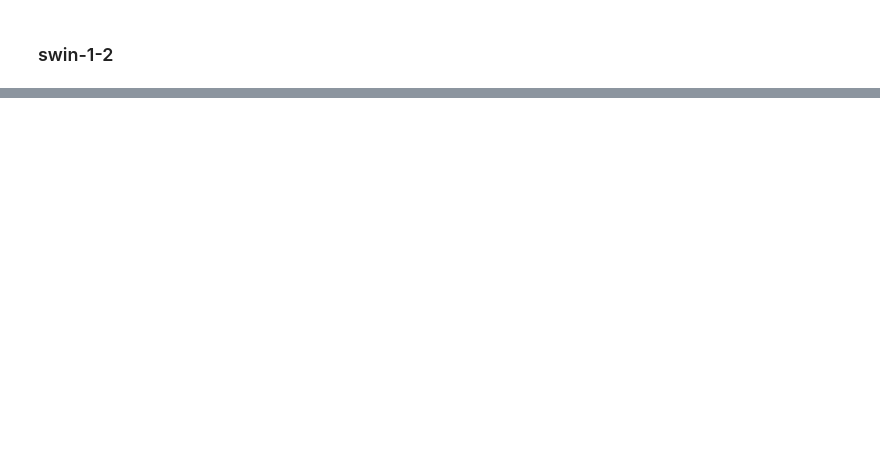
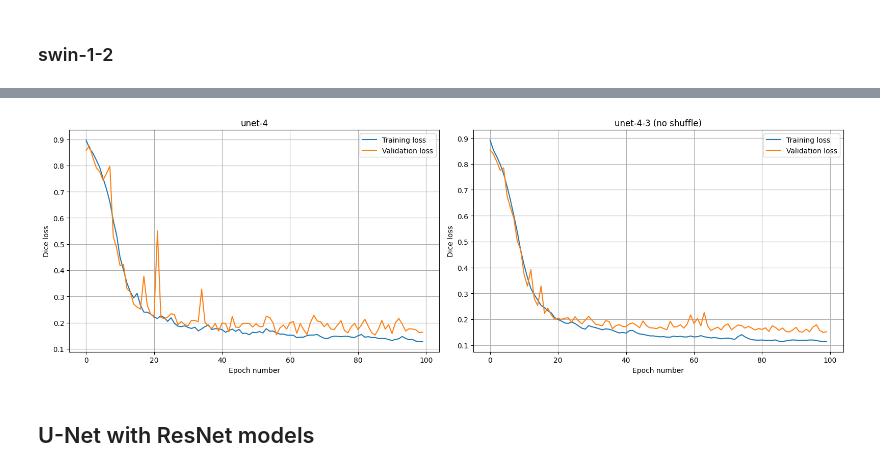
Before and after one commit to macsaba/concrete_crack_thesis, a Jupyter notebook: notebooks/project_summary.ipynb, the cells around one changed output, grey strips where cells are left out. Saved outputs shown, nothing was run; the diff lists cells and outputs as text; code cells hidden in the pictures; blank space fills up the shorter version.

```diff
--- a/notebooks/project_summary.ipynb
+++ b/notebooks/project_summary.ipynb
@@ -2255,0 +2721,40 @@ This part
+# %%
+# Set up the subplot grid
+fig, axs = plt.subplots(1, 2, figsize=(16, 5.3))
+axs = axs.flatten()  # Flatten the 2D grid into 1D for easier indexing
+
+# Plot each model's loss curves
+ax = axs[0]
+
+    # Plot training and validation loss
+ax.plot(results[4]["train_loss"], label='Training loss')
+ax.plot(results[4]["val_loss"], label='Validation loss')
+
+ax.set_title(results[4]["name"])
+ax.set_xlabel("Epoch number")
+ax.set_ylabel("Dice loss")
+ax.grid(True)
+ax.legend()
+
+ax = axs[1]
+
+# Plot training and validation loss
+ax.plot(results_noshuffle[0]["train_loss"], label='Training loss')
+ax.plot(results_noshuffle[0]["val_loss"], label='Validation loss')
+
+ax.set_title(results_noshuffle[0]["name"] + " (no shuffle)")
+ax.set_xlabel("Epoch number")
+ax.set_ylabel("Dice loss")
+ax.grid(True)
+ax.legend()
+
+
+
+
+plt.tight_layout()
+plt.savefig("../outputs/generated_figures/unet4_noshuffle_losses.png", dpi=300, bbox_inches='tight')
+plt.show()
+# %% [output]
+[figure, added]
+# %% [markdown]
+## U-Net with ResNet models
```
Also changed, not shown: parts of 58 cells of this notebook, 3 other files.
